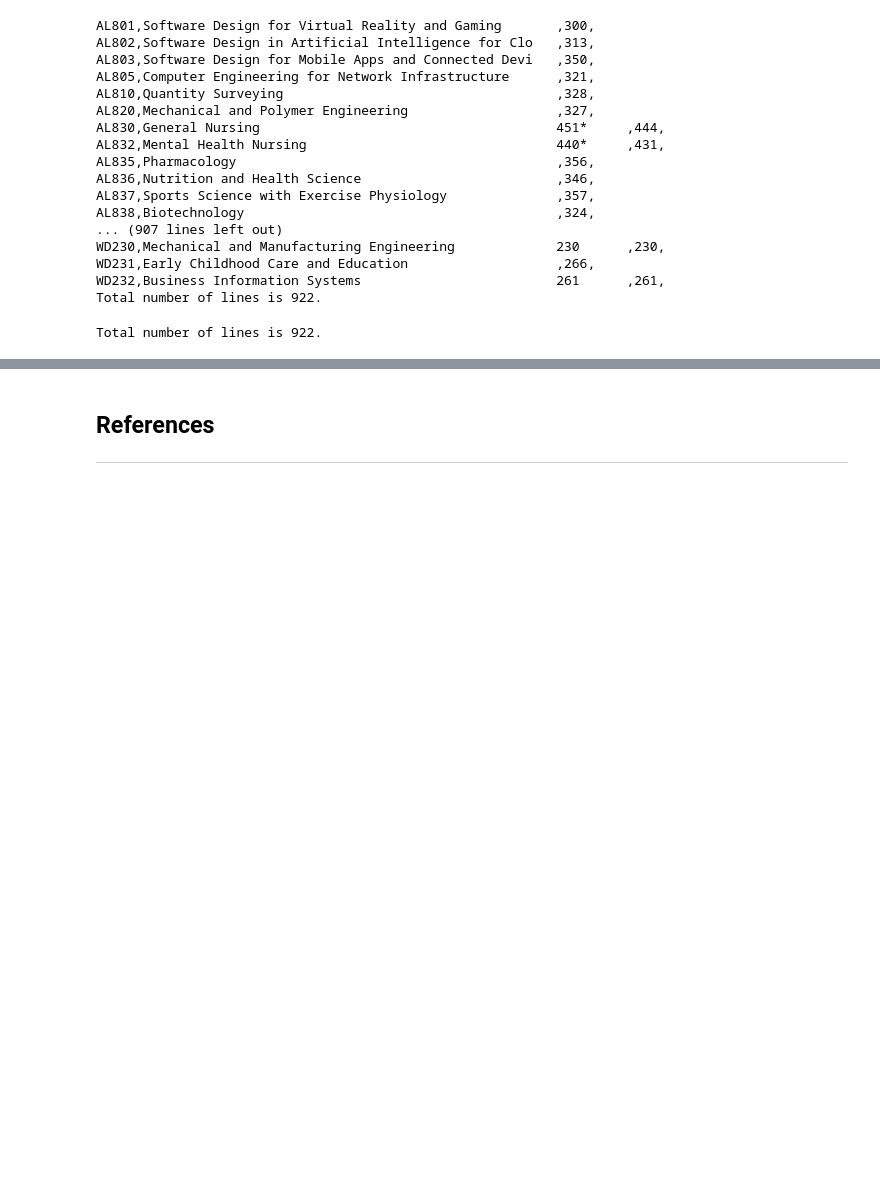
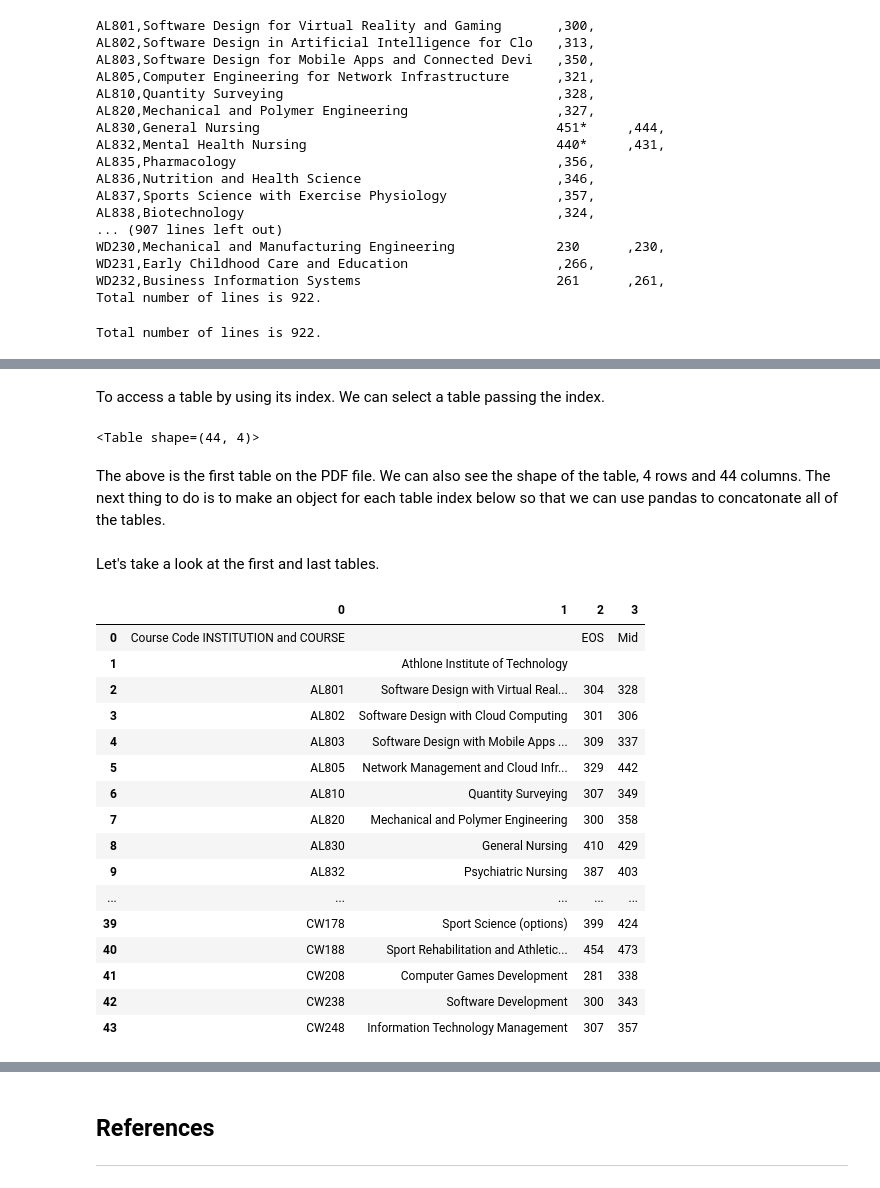
Before and after one commit to Cormac88/Fundamentals-of-Data-Analysis, a Jupyter notebook: cao.ipynb, the cells around one changed output, grey strips where cells are left out. Saved outputs shown, nothing was run; the diff lists cells and outputs as text; code cells hidden in the pictures; blank space fills up the shorter version.

```diff
--- a/cao.ipynb
+++ b/cao.ipynb
@@ -139,0 +253,2 @@ SyntaxError: invalid syntax (<ipython-input-10-0b9692f9ed1c>, line 10)
+# %%
+tables = camelot.read_pdf('data/cao2019_20211104_143030.pdf', pages = '1-18')
@@ -139,0 +265,49 @@ SyntaxError: invalid syntax (<ipython-input-10-0b9692f9ed1c>, line 10)
+# %% [markdown]
+To access a table by using its index. We can select a table passing the index.
+# %%
+tables[0]
+# %% [output]
+<Table shape=(44, 4)>
+# %% [markdown]
+The above is the first table on the PDF file. We can also see the shape of the table, 4 rows and 44 columns. The next thing to do is to make an object for each table index below so that we can use pandas to concatonate all of the tables.
+# %%
+table_1 = tables[0]
+table_2 = tables[1]
+table_3 = tables[2]
+table_4 = tables[3]
+table_5 = tables[4]
+table_6 = tables[5]
+table_7 = tables[6]
+table_8 = tables[7]
+table_9 = tables[8]
+table_10 = tables[9]
+table_11 = tables[10]
+table_12 = tables[11]
+table_13 = tables[12]
+table_14 = tables[13]
+table_15 = tables[14]
+table_16 = tables[15]
+table_17 = tables[16]
+table_18 = tables[17]
+# %% [markdown]
+Let's take a look at the first and last tables.
+# %%
+table_1.df
+# %% [output]
+|  | 0 | 1 | 2 | 3 |
+| 0 | Course Code INSTITUTION and COURSE |  | EOS | Mid |
+| 1 |  | Athlone Institute of Technology |  |  |
+| 2 | AL801 | Software Design with Virtual Real... | 304 | 328 |
+| 3 | AL802 | Software Design with Cloud Computing | 301 | 306 |
+| 4 | AL803 | Software Design with Mobile Apps ... | 309 | 337 |
+| 5 | AL805 | Network Management and Cloud Infr... | 329 | 442 |
+| 6 | AL810 | Quantity Surveying | 307 | 349 |
+| 7 | AL820 | Mechanical and Polymer Engineering | 300 | 358 |
+| 8 | AL830 | General Nursing | 410 | 429 |
+| 9 | AL832 | Psychiatric Nursing | 387 | 403 |
+| ... | ... | ... | ... | ... |
+| 39 | CW178 | Sport Science (options) | 399 | 424 |
+| 40 | CW188 | Sport Rehabilitation and Athletic... | 454 | 473 |
+| 41 | CW208 | Computer Games Development | 281 | 338 |
+| 42 | CW238 | Software Development | 300 | 343 |
+| 43 | CW248 | Information Technology Management | 307 | 357 |
```
Also changed, not shown: parts of 28 cells of this notebook, 9 other files.
